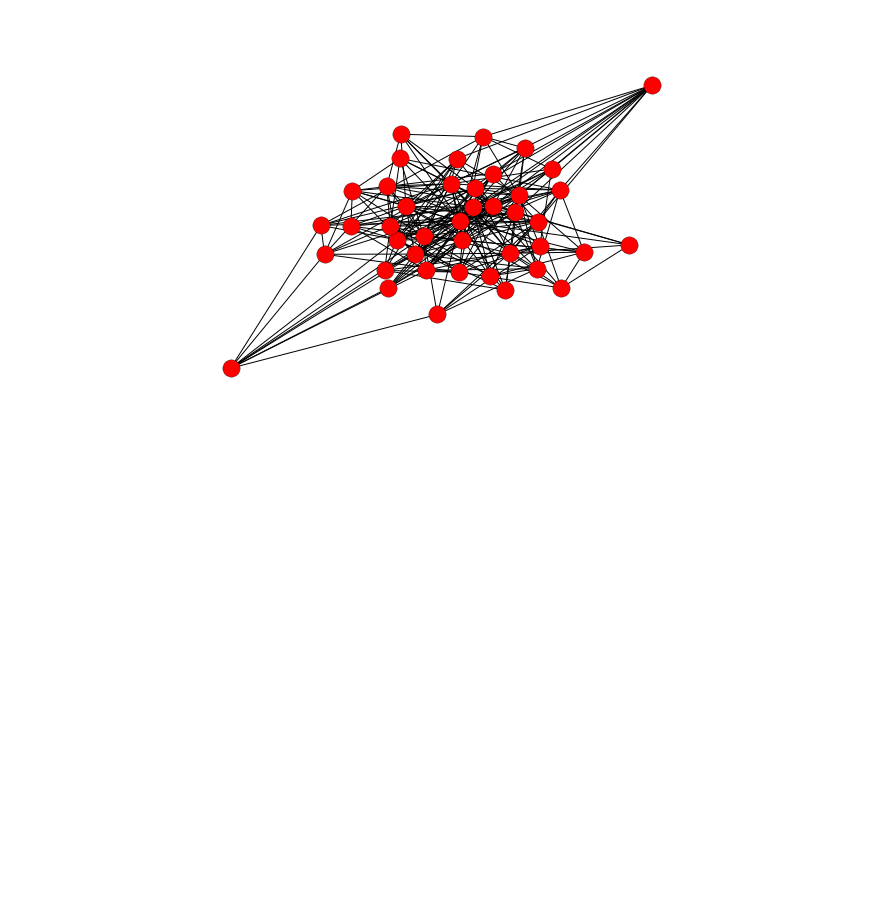
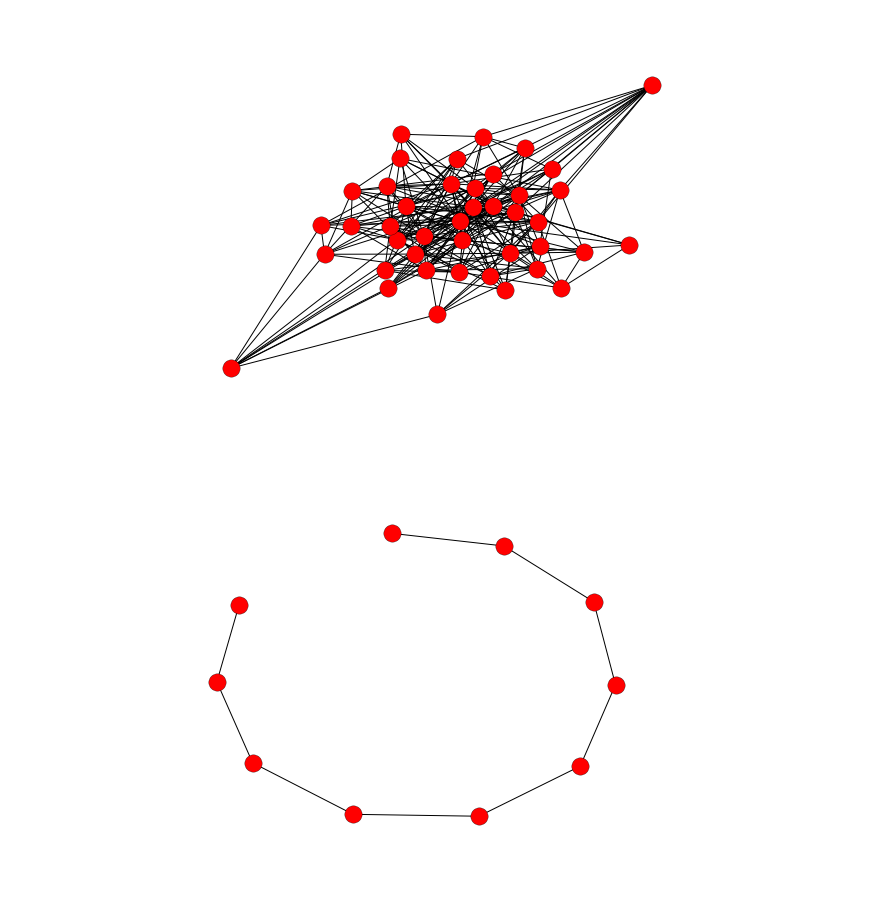
Before and after one commit to lcdm-uiuc/info490-sp16, a Jupyter notebook: Week10/notebooks/intro2na-ga.ipynb, the cells around one changed output. Drawn from its saved outputs; the diff is of its cells as text; code cells hidden in the pictures; blank space fills up the shorter version.

```diff
--- a/Week10/notebooks/intro2na-ga.ipynb
+++ b/Week10/notebooks/intro2na-ga.ipynb
@@ -91,3 +91,10 @@ nx.draw(ba)
 plt.show()
 # %% [output]
 [figure]
+# %%
+g = nx.path_graph(10)
+
+nx.draw(g)
+plt.show()
+# %% [output]
+[figure, added]
```
Also changed, not shown: parts of 3 cells of this notebook, 1 other file.
